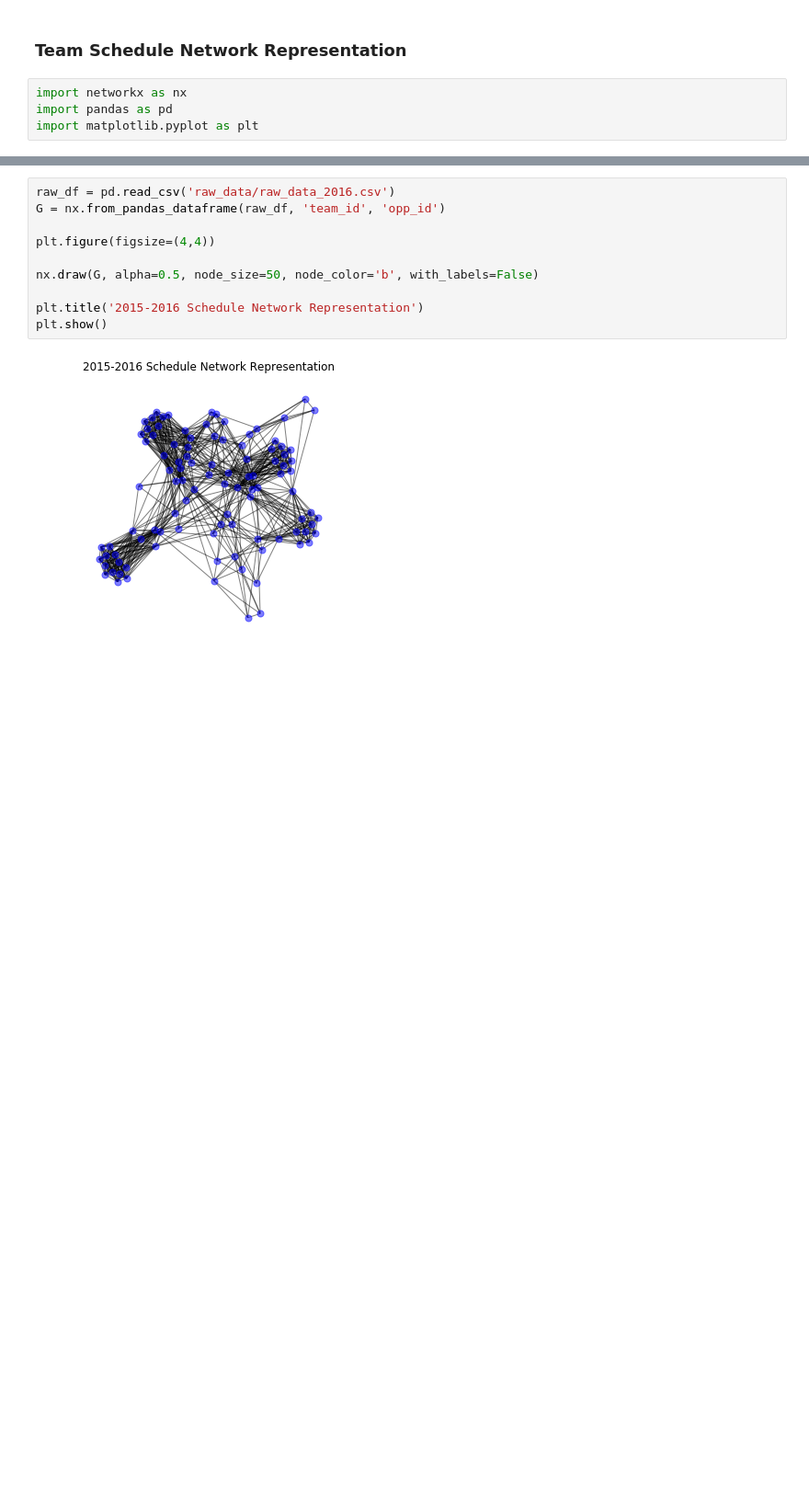
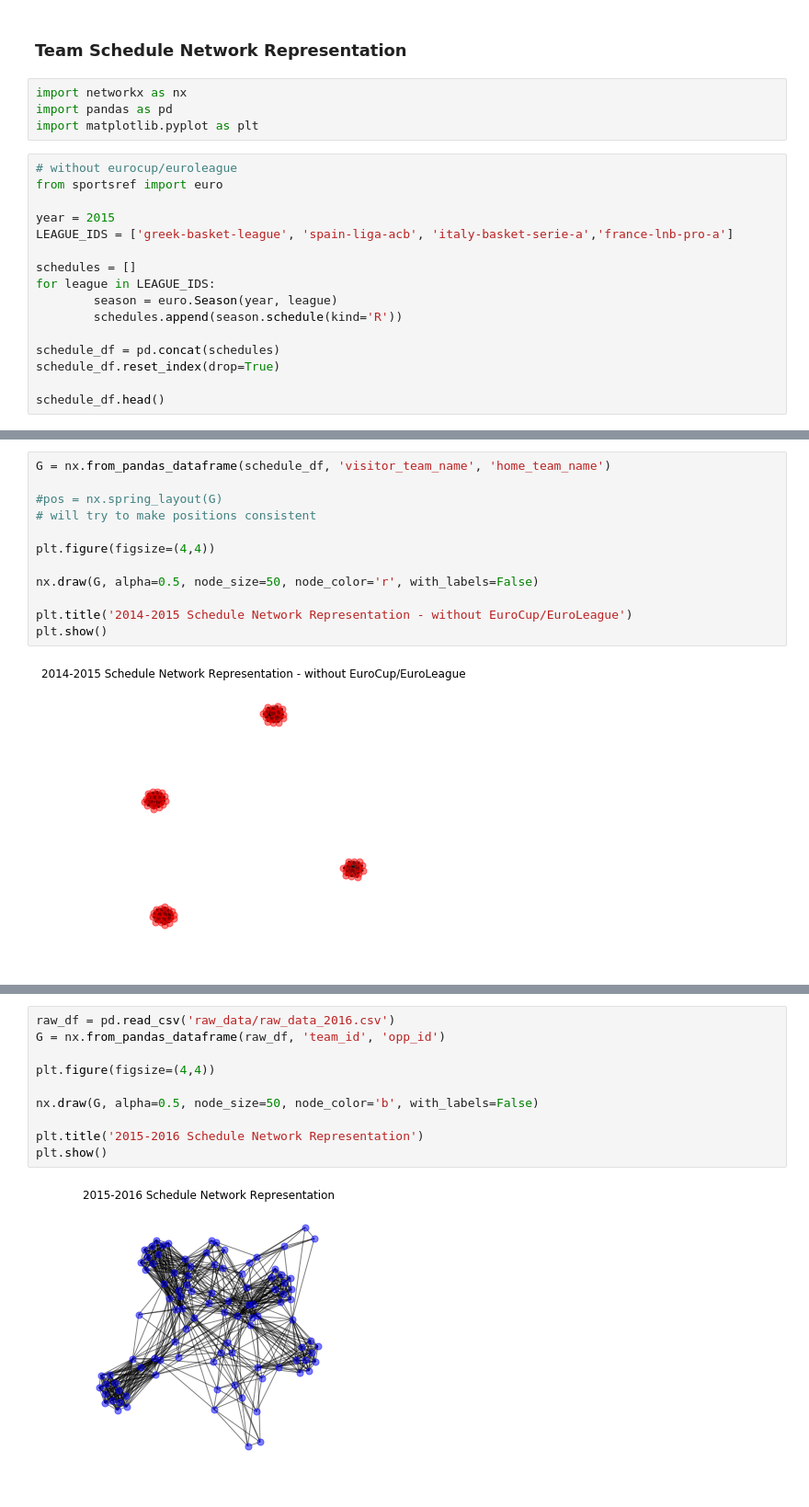
Before and after one commit to abeard1/IndependentStudy, a Jupyter notebook: viz.ipynb, the cells around one changed output, grey strips where cells are left out. Shown: that part at 92% size. Saved outputs shown, nothing was run; the diff lists cells and outputs as text; blank space fills up the shorter version.

Commit message:
add no eurocup/euroleague network graph for comparison

```diff
--- a/viz.ipynb
+++ b/viz.ipynb
@@ -6,3 +6,19 @@
 import networkx as nx
 import pandas as pd
 import matplotlib.pyplot as plt
+# %%
+# without eurocup/euroleague
+from sportsref import euro
+
+year = 2015
+LEAGUE_IDS = ['greek-basket-league', 'spain-liga-acb', 'italy-basket-serie-a','france-lnb-pro-a']
+
+schedules = []
+for league in LEAGUE_IDS:
+        season = euro.Season(year, league)
+        schedules.append(season.schedule(kind='R'))
+
+schedule_df = pd.concat(schedules)
+schedule_df.reset_index(drop=True)
+
+schedule_df.head()
@@ -9,3 +32,17 @@ import matplotlib.pyplot as plt
+# %%
+G = nx.from_pandas_dataframe(schedule_df, 'visitor_team_name', 'home_team_name')
+
+#pos = nx.spring_layout(G)
+# will try to make positions consistent
+
+plt.figure(figsize=(4,4))
+
+nx.draw(G, alpha=0.5, node_size=50, node_color='r', with_labels=False)
+
+plt.title('2014-2015 Schedule Network Representation - without EuroCup/EuroLeague')
+plt.show()
+# %% [output]
+[figure, added]
 # %%
 raw_df = pd.read_csv('raw_data/raw_data_2015.csv')
 G = nx.from_pandas_dataframe(raw_df, 'team_id', 'opp_id')
```
Also changed, not shown: parts of 2 cells of this notebook.
